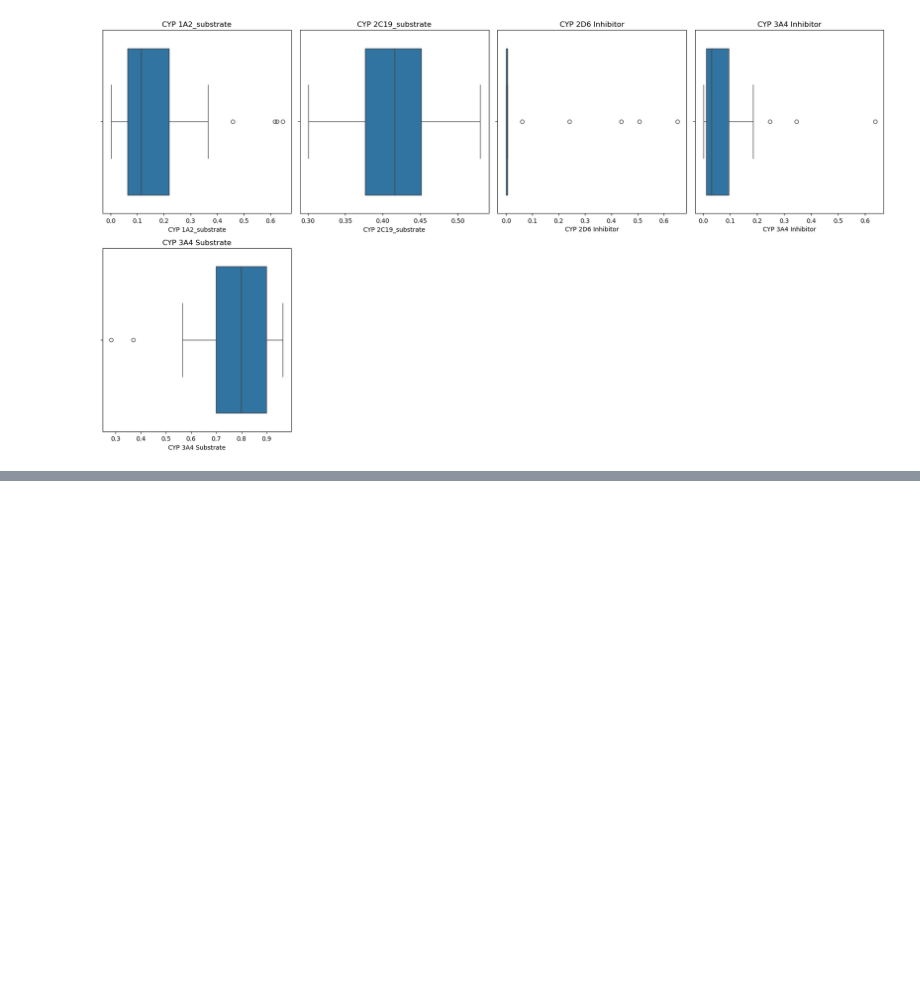
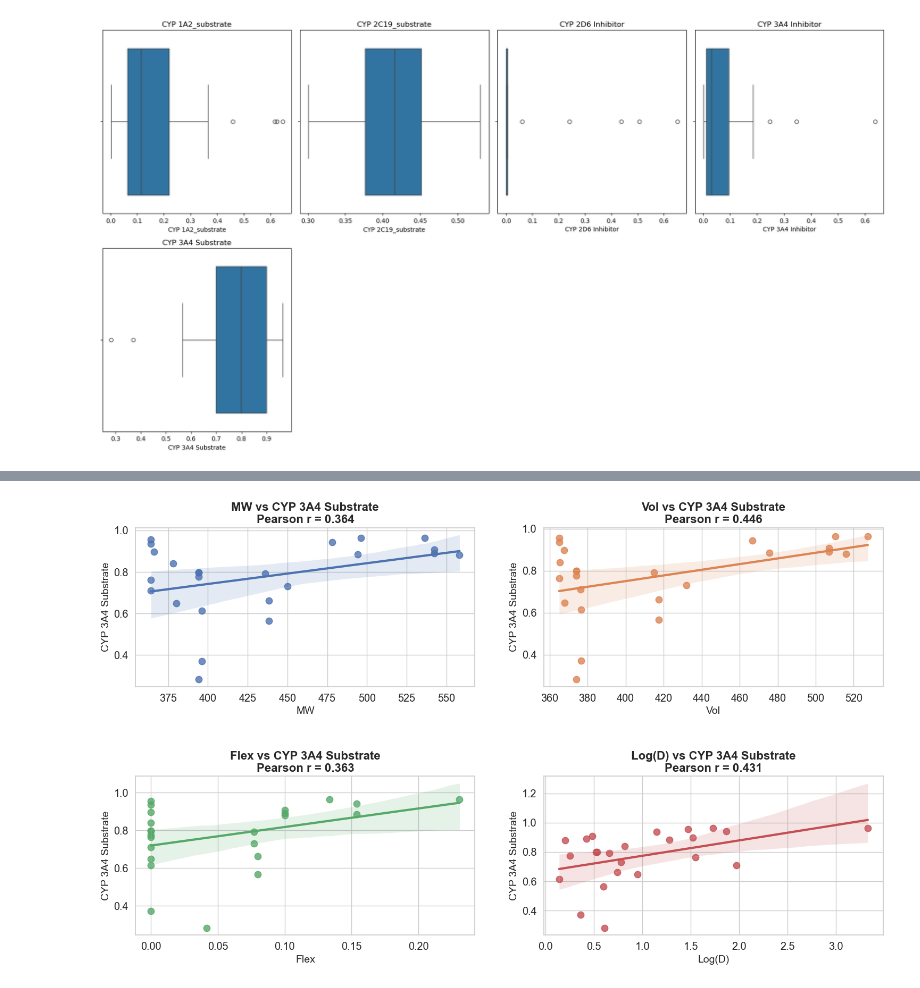
Before and after one commit to alexthorr/Castela, a Jupyter notebook: Metabolismo/Meta.ipynb, the cells around one changed output, grey strips where cells are left out. Drawn from its saved outputs; the diff is of its cells as text; code cells hidden in the pictures; blank space fills up the shorter version.

```diff
--- a/Metabolismo/Meta.ipynb
+++ b/Metabolismo/Meta.ipynb
@@ -393,0 +362,71 @@ This will become an error in seaborn v0.14.0; please update your code.
+# %%
+import matplotlib.pyplot as plt
+import seaborn as sns
+import numpy as np
+
+# --- Definición de Variables Ficticias (Asegúrate de que sean reales en tu código) ---
+# df_met, cyp_col deben estar definidos con tus datos.
+# Ejemplo de columnas de interés (las 4 más importantes)
+cols_interes = ['MW', 'Vol', 'Flex', 'Log(D)']
+# Suponiendo que cyp_col es la columna objetivo
+cyp_col = 'CYP 3A4 Substrate'
+
+# -----------------------------------------------------------------
+
+# Estilo tipo publicación
+sns.set_theme(style="whitegrid", font_scale=1.3)
+
+# Paleta de colores: solo necesitamos 4 colores ahora
+palette = sns.color_palette("deep", 4)
+
+# Configuración de la figura: 2 filas x 2 columnas (2x2)
+rows = 2
+cols_per_row = 2
+plt.figure(figsize=(16, 10)) # Tamaño óptimo para 2x2
+
+# Iterar SOLAMENTE sobre las columnas de interés
+for i, col in enumerate(cols_interes, 1):
+    plt.subplot(rows, cols_per_row, i)
+
+    # Gráfico con regresión
+    # ASUMIENDO que df_met y cyp_col están definidos y contienen los datos
+    sns.regplot(
+        x=df_met[col],
+        y=df_met[cyp_col],
+        color=palette[i-1],  # Usar un color diferente para cada gráfico
+        scatter_kws={"s": 80, "alpha": 0.8}, # Puntos un poco más grandes
+        line_kws={"linewidth": 3},
+        ci=95 # Mostrar banda de confianza
+    )
+
+    # Calcular correlación Pearson
+    corr = df_met[[col, cyp_col]].corr().iloc[0, 1]
+
+    # Título elegante tipo paper
+    plt.title(
+        f"{col} vs {cyp_col}\n"
+        f"Pearson r = {corr:.3f}", # Se usa .3f para mostrar 3 decimales
+        fontsize=16,
+        fontweight="bold"
+    )
+
+    # Ejes con estilo limpio
+    plt.xlabel(col, fontsize=14)
+    plt.ylabel(cyp_col, fontsize=14)
+
+# Ajustar automáticamente los parámetros de la subtrama para dar un relleno cómodo
+plt.tight_layout(pad=3.0)
+
+# -------------------------------------------------------------------
+## 💾 Comando para Guardar la Figura (Profesional)
+# -------------------------------------------------------------------
+plt.savefig(
+    'quassinoides_cyp3a4_sar_4paneles.png', # Nombre y extensión del archivo (PNG es bueno)
+    dpi=300,                              # Resolución: 300 o 600 es estándar para publicación
+    bbox_inches='tight',                  # Ajusta el área alrededor de la figura para no cortar etiquetas
+    format='png'                          # Formato de archivo (también puedes usar 'pdf' o 'svg')
+)
+
+plt.show() # Mostrar la figura en la pantalla
+# %% [output]
+[figure, added]
```
Also changed, not shown: parts of 3 cells of this notebook, 2 other files.
